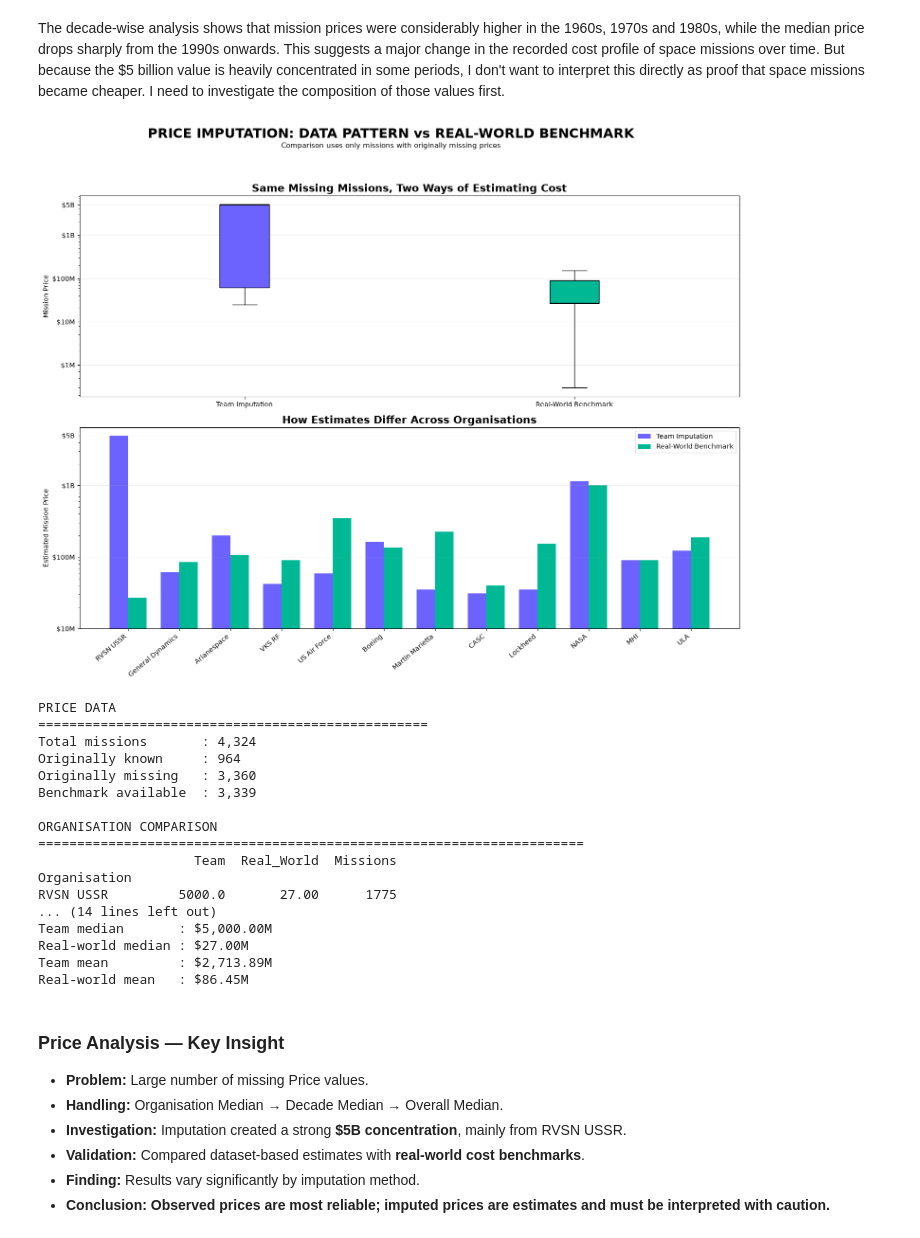
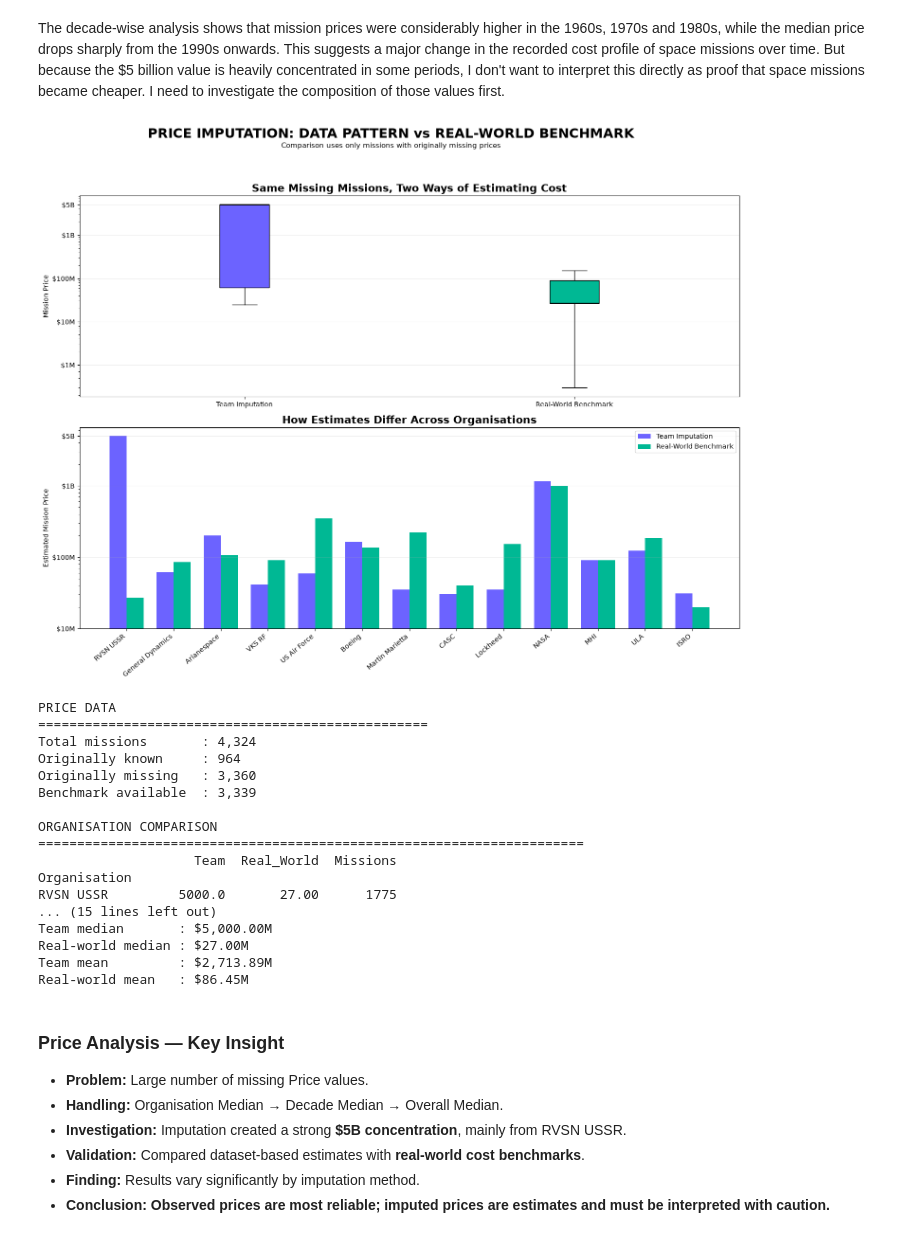
Before and after one commit to SachinCoder11/EDA, a Jupyter notebook: final002.ipynb, the cells around one changed output. Saved outputs shown, nothing was run; the diff lists cells and outputs as text; code cells hidden in the pictures.

```diff
--- a/final002.ipynb
+++ b/final002.ipynb
@@ -629,8 +629,15 @@ org = (
         Missions=("Team", "count")
     )
     .sort_values("Missions", ascending=False)
-    .head(12)
 )
+
+# Top 12 + ISRO
+top_orgs = org.head(12).index.tolist()
+
+if "ISRO" not in top_orgs:
+    top_orgs.append("ISRO")
+
+org = org.loc[top_orgs]
 
 
 fig, axes = plt.subplots(
@@ -768,34 +775,34 @@ print(f"Benchmark available  : {comparison.shape[0]:,}")
 
 
 print("\nORGANISATION COMPARISON")
 print("=" * 70)
 print(org.round(2))
 
 
 print("\nOVERALL COMPARISON")
 print("=" * 50)
 
 print(
     f"Team median       : "
     f"${comparison['Team'].median():,.2f}M"
 )
 
 print(
     f"Real-world median : "
     f"${comparison['Real_World'].median():,.2f}M"
 )
 
 print(
     f"Team mean         : "
     f"${comparison['Team'].mean():,.2f}M"
 )
 
 print(
     f"Real-world mean   : "
     f"${comparison['Real_World'].mean():,.2f}M"
 )
 # %% [output]
-[figure, old version]
+[figure, new version]
 PRICE DATA
 ==================================================
 Total missions       : 4,324
@@ -808,7 +815,7 @@ ORGANISATION COMPARISON
                     Team  Real_World  Missions
 Organisation
 RVSN USSR         5000.0       27.00      1775
-... (14 lines left out)
+... (15 lines left out)
 Team median       : $5,000.00M
 Real-world median : $27.00M
 Team mean         : $2,713.89M
```
